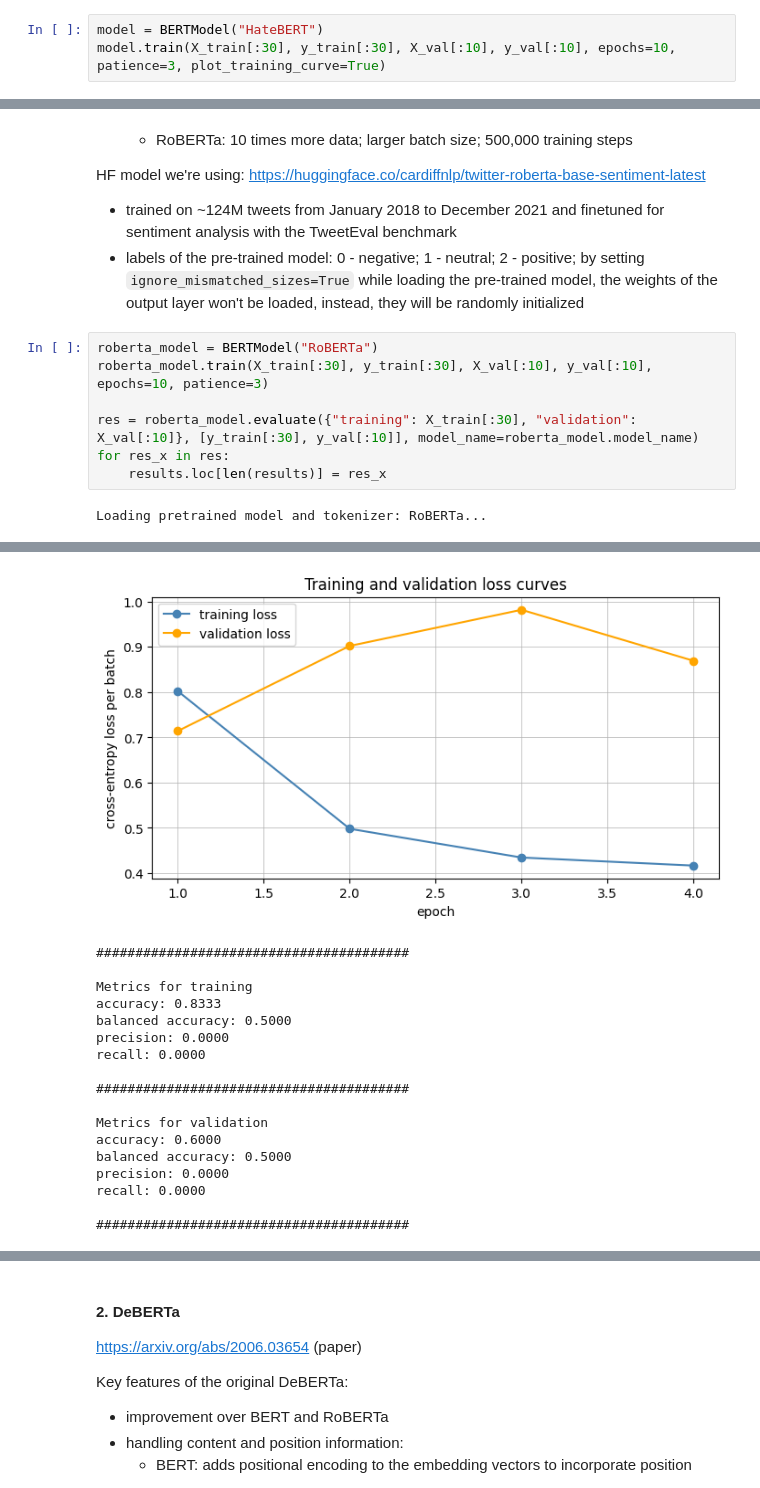
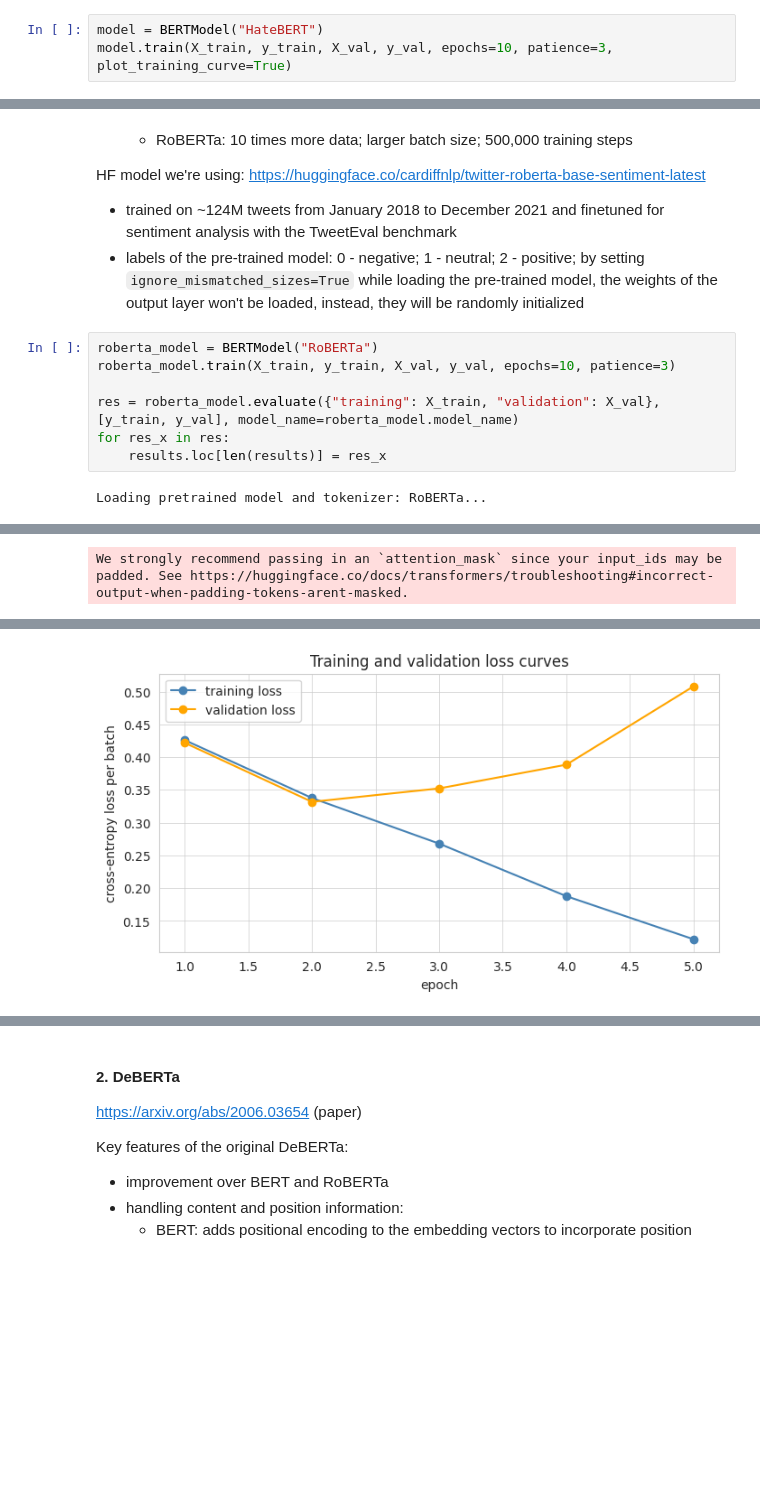
Before and after one commit to henrform/NLP_24W_VSHJ, a Jupyter notebook: challenges/challenges.ipynb, the cells around one changed output, grey strips where cells are left out. Drawn from its saved outputs; the diff is of its cells as text; blank space fills up the shorter version.

Commit message:
Updated parameters for training bert

```diff
--- a/challenges/challenges.ipynb
+++ b/challenges/challenges.ipynb
@@ -54,7 +59,7 @@ Number of balanced samples: 10000
 - PyTorch fine-tuning
 # %%
 model = BERTModel("HateBERT")
-model.train(X_train[:30], y_train[:30], X_val[:10], y_val[:10], epochs=10, patience=3, plot_training_curve=True)
+model.train(X_train, y_train, X_val, y_val, epochs=10, patience=3, plot_training_curve=True)
 # %% [output]
 Loading pretrained model and tokenizer: HateBERT...
 Some weights of BertForSequenceClassification were not initialized from the model checkpoint at GroNLP/hateBERT and are newly initialized: ['classifier.bias', 'classifier.weight']
@@ -144,9 +149,9 @@ HF model we're using: https://huggingface.co/cardiffnlp/twitter-roberta-base-sen
 - labels of the pre-trained model: 0 - negative; 1 - neutral; 2 - positive; by setting `ignore_mismatched_sizes=True` while loading the pre-trained model, the weights of the output layer won't be loaded, instead, they will be randomly initialized
 # %%
 roberta_model = BERTModel("RoBERTa")
-roberta_model.train(X_train[:30], y_train[:30], X_val[:10], y_val[:10], epochs=10, patience=3)
+roberta_model.train(X_train, y_train, X_val, y_val, epochs=10, patience=3)
 
-res = roberta_model.evaluate({"training": X_train[:30], "validation": X_val[:10]}, [y_train[:30], y_val[:10]], model_name=roberta_model.model_name)
+res = roberta_model.evaluate({"training": X_train, "validation": X_val}, [y_train, y_val], model_name=roberta_model.model_name)
 for res_x in res:
     results.loc[len(results)] = res_x
 # %% [output]
@@ -175,0 +167 @@ Early stopping triggered.
+We strongly recommend passing in an `attention_mask` since your input_ids may be padded. See https://huggingface.co/docs/transformers/troubleshooting#incorrect-output-when-padding-tokens-arent-masked.
@@ -176,18 +183 @@ Early stopping triggered.
-[figure, old version]
+[figure, new version]
-########################################
-
-Metrics for training
-accuracy: 0.8333
-balanced accuracy: 0.5000
-precision: 0.0000
-recall: 0.0000
-
-########################################
-
-Metrics for validation
-accuracy: 0.6000
-balanced accuracy: 0.5000
-precision: 0.0000
-recall: 0.0000
-
-########################################
```
Also changed, not shown: parts of 7 cells of this notebook, 1 other file.
